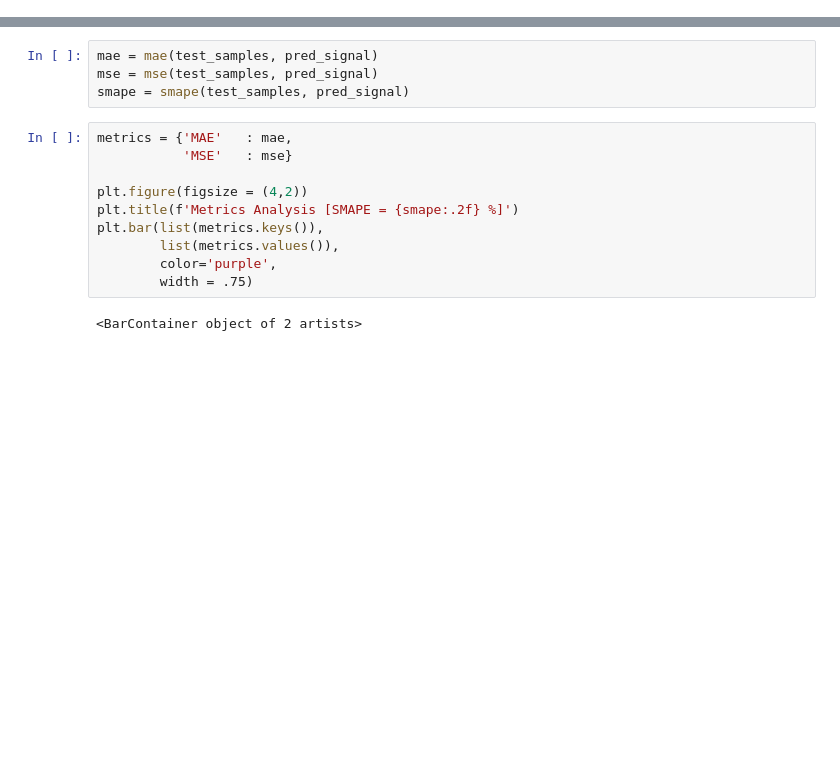
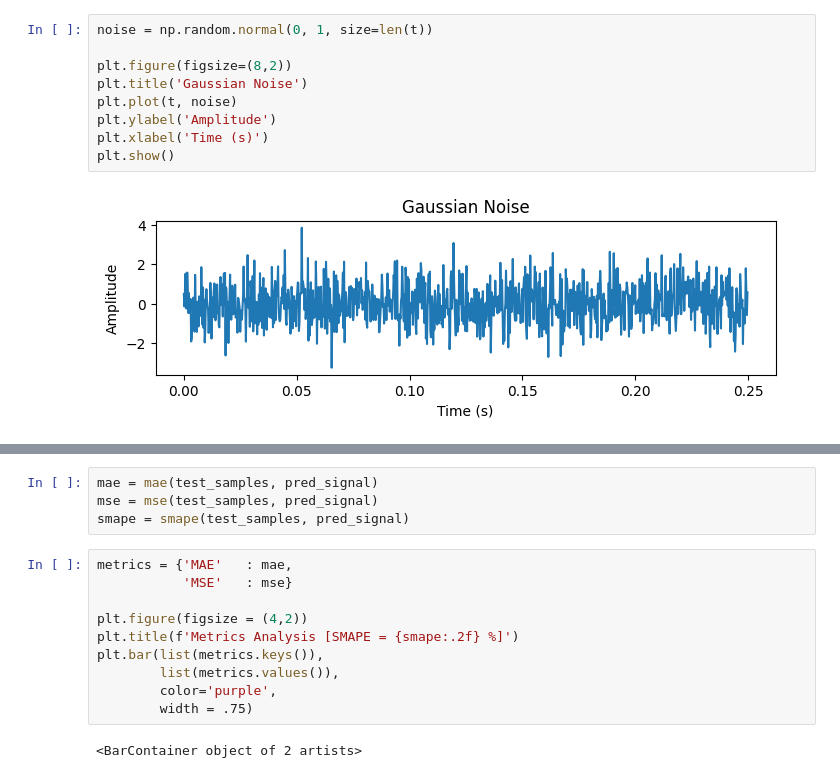
Before and after one commit to m-dougl/machine-learning-forecasting, a Jupyter notebook: time_series_noise_filtering.ipynb, the cells around one changed output, grey strips where cells are left out. Cells and saved outputs as stored; diff of their text form; blank space fills up the shorter version.

```diff
--- a/time_series_noise_filtering.ipynb
+++ b/time_series_noise_filtering.ipynb
@@ -29,0 +44,11 @@ plt.style.use('default')
+# %%
+noise = np.random.normal(0, 1, size=len(t))
+
+plt.figure(figsize=(8,2))
+plt.title('Gaussian Noise')
+plt.plot(t, noise)
+plt.ylabel('Amplitude')
+plt.xlabel('Time (s)')
+plt.show()
+# %% [output]
+[figure, added]
```
Also changed, not shown: parts of 23 cells of this notebook.
